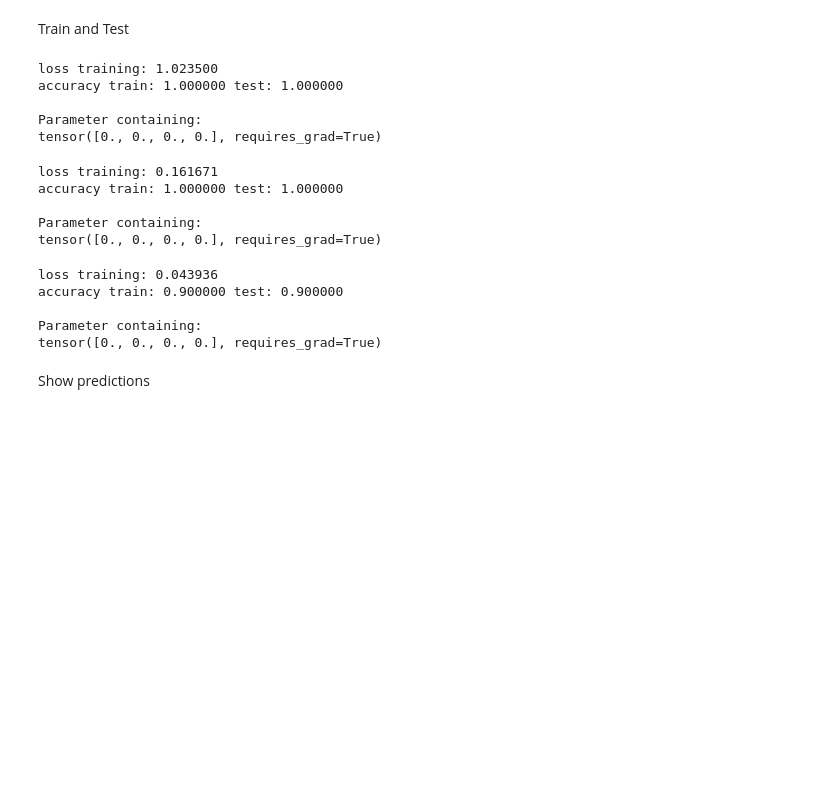
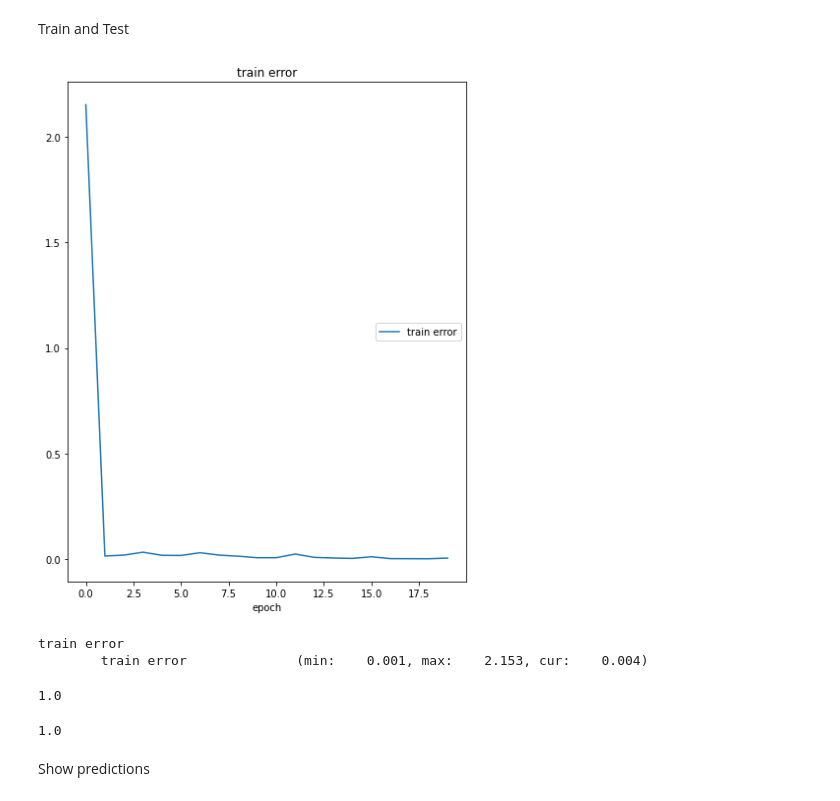
Before and after one commit to vistalab-technion/GraphMatching, a Jupyter notebook: notebooks/gnn_embedding_experiments.ipynb, the cells around one changed output. Cells and saved outputs as stored; diff of their text form; code cells hidden in the pictures; blank space fills up the shorter version.

```diff
--- a/notebooks/gnn_embedding_experiments.ipynb
+++ b/notebooks/gnn_embedding_experiments.ipynb
@@ -197,43 +526,39 @@ Train and Test
 # %%
 liveloss = PlotLosses(mode='notebook')
 
 filename = ""
-epochs = 3
-k_update_plot = 25
+epochs = 20
+k_update_plot = 1
 
 for epoch in range(1, epochs + 1):
     scheduler.step()
 
     avg_loss = train(iters_per_epoch=50, batch_size=len(train_graphs), model=model, device=device, train_graphs=train_graphs, optimizer=optimizer, epoch=epoch)
     acc_train, acc_test = test(model, device, train_graphs, test_graphs, epoch)
 
     if not filename == "":
         with open(filename, 'w') as f:
             f.write("%f %f %f" % (avg_loss, acc_train, acc_test))
             f.write("\n")
     print("")
 
     print(model.eps)
 
     if epoch % k_update_plot == 0:
         liveloss.update({'train error': avg_loss.item()})
         liveloss.send()
 # %% [output]
+[figure, added]
-loss training: 1.023500
-accuracy train: 1.000000 test: 1.000000
-
-Parameter containing:
-tensor([0., 0., 0., 0.], requires_grad=True)
+train error
+        train error              (min:    0.001, max:    2.153, cur:    0.004)
-loss training: 0.161671
-accuracy train: 1.000000 test: 1.000000
-
-Parameter containing:
-tensor([0., 0., 0., 0.], requires_grad=True)
-loss training: 0.043936
-accuracy train: 0.900000 test: 0.900000
-
-Parameter containing:
-tensor([0., 0., 0., 0.], requires_grad=True)
+# %%
+acc_train
+# %% [output]
+1.0
+# %%
+acc_test
+# %% [output]
+1.0
 # %% [markdown]
 Show predictions
 # %%
```
Also changed, not shown: parts of 69 cells of this notebook.
